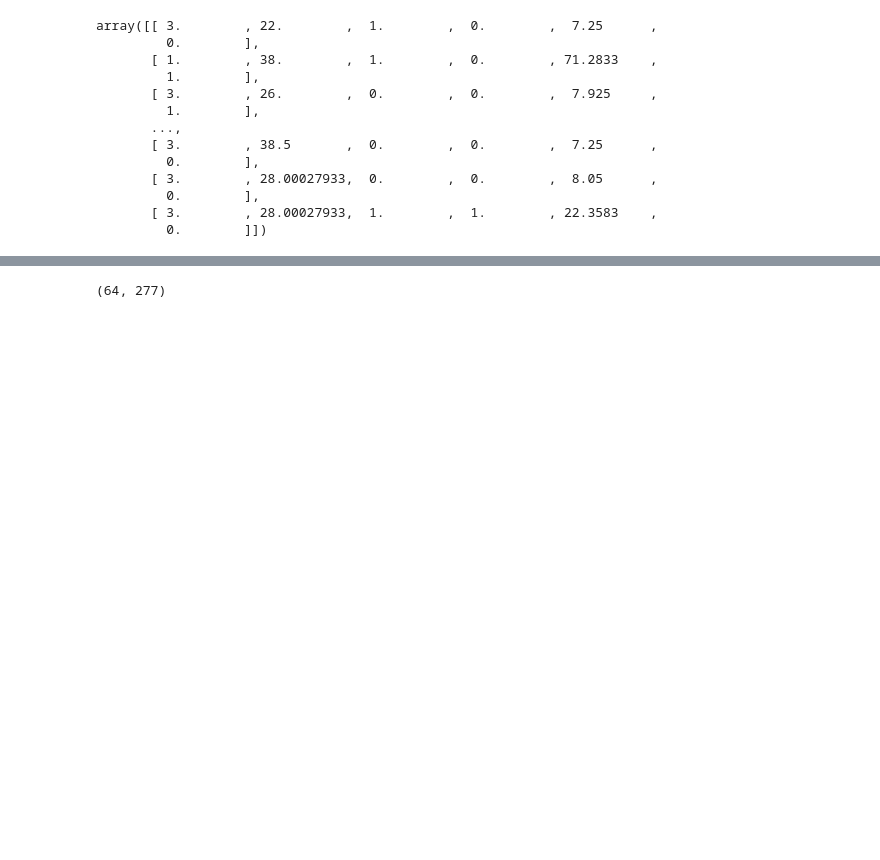
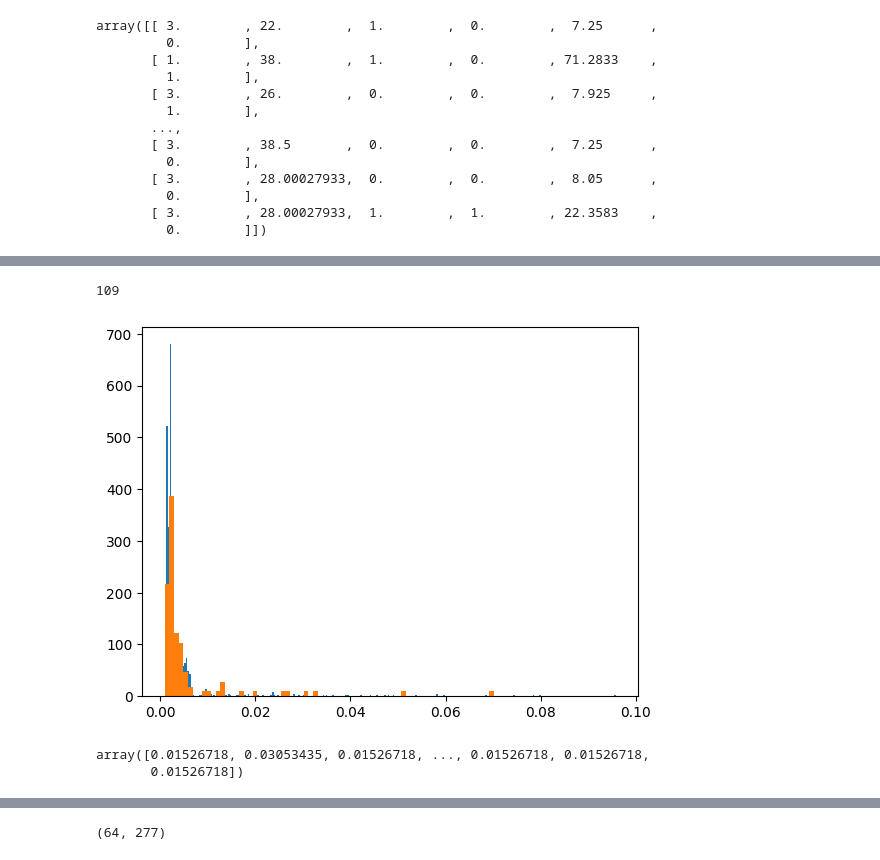
Before and after one commit to RUrlus/PointPredictionUncertainty, a Jupyter notebook: notebooks/titanic.ipynb, the cells around one changed output, grey strips where cells are left out. Drawn from its saved outputs; the diff is of its cells as text; code cells hidden in the pictures; blank space fills up the shorter version.

```diff
--- a/notebooks/titanic.ipynb
+++ b/notebooks/titanic.ipynb
@@ -220,0 +224,4 @@ plt.show()
+# %%
+len(OOD)
+# %% [output]
+109
@@ -220,0 +249,19 @@ plt.show()
+# %%
+#X_ID = np.hstack((X_ID.to_numpy()[:,:-1], np.ones((X_ID.shape[0], 1))))
+X_ID = X_ID.drop("Sex_male", axis=1).to_numpy()
+y_ID = y_ID.to_numpy()
+
+y_ID = np.eye(3)[y_ID - 1]
+# %%
+classifier = MLP(in_channels=8, hidden_channels=[30, 100, 200, 100, 50, 3], patience=5, frequency=3, lr=1e-2, device="mps")
+# %%
+models = bootstrap(classifier, X_ID, y_ID, 64)
+# %%
+ID_BI = get_BI(X_ID, models)
+OOD_BI = get_BI(X_OOD, models)
+# %%
+plt.hist(ID_BI, bins="auto", density=True)
+plt.hist(OOD_BI, bins="auto", density=True)
+plt.show()
+# %% [output]
+[figure, added]
@@ -220,0 +271,5 @@ plt.show()
+# %%
+ID_dirichlet
+# %% [output]
+array([0.01526718, 0.03053435, 0.01526718, ..., 0.01526718, 0.01526718,
+       0.01526718])
```
Also changed, not shown: parts of 32 cells of this notebook, 4 other files.
